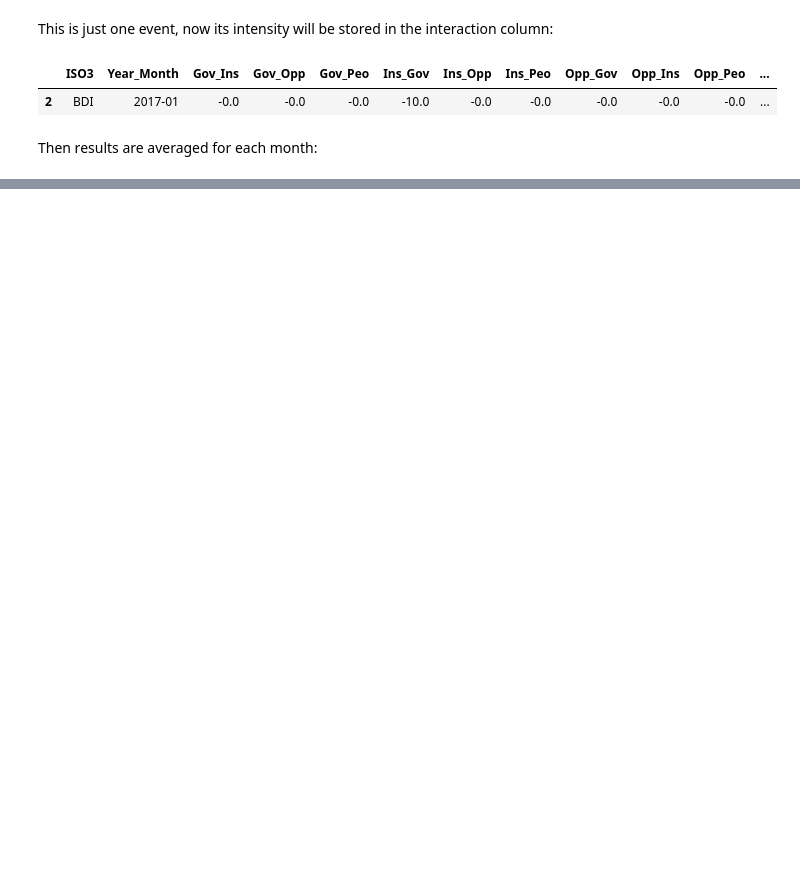
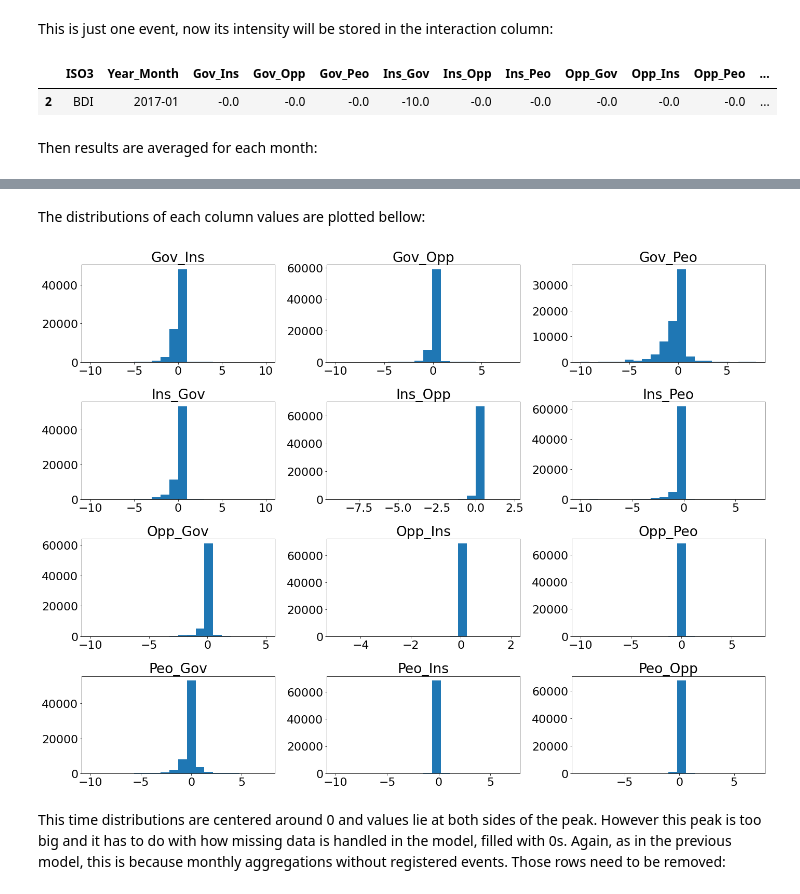
Before and after one commit to jorgerodpen/Civil-War-Forecast, a Jupyter notebook: Civil-Wars.ipynb, the cells around one changed output, grey strips where cells are left out. Drawn from its saved outputs; the diff is of its cells as text; code cells hidden in the pictures; blank space fills up the shorter version.

```diff
--- a/Civil-Wars.ipynb
+++ b/Civil-Wars.ipynb
@@ -418,5 +412,5 @@ ytrain_score = rf.oob_decision_function_
 # %%
-classes = rf.classes_
+classes = rf1.classes_
 for i in range(0,len(classes)):
     print(classes[i],':',roc_auc_score(ytrain_cleaned==classes[i], ytrain_score[:,i]))
 # %% [output]
@@ -427,7 +421,7 @@ for i in range(0,len(classes)):
 # %% [markdown]
 Due to the imbalance of the data (cases are almost always "000"), it is not surprising that the model works well for those classes (AUC score over 0.9). The model also works well at predicting ongoingness of the conflict ("001"), with a high AUC score (over 0.9). For ending civil wars ("010") the AUC score is also relatively high, being better that a random classifier (with an AUC of 0.5). The same case applies when predicting starting civil wars ("100").
 # %%
-ypred = rf.predict_proba(Xtest)
+ypred = rf1.predict_proba(Xtest)
 # %%
 for i in range(0,len(classes)):
     print(classes[i],':',roc_auc_score(ytest==classes[i], ypred[:,i]))
@@ -441,7 +435,7 @@ Testing set's results are very consistent with the out of bag predictions, sugge
 
 One last thing to do with this model is to check if the predictors that appeared with the t-tests and the PCA are relevant to our model:
 # %%
-importance = rf.feature_importances_
+importance = rf1.feature_importances_
 importance_list = []
 
 for i in range(0,len(cols)):
@@ -489,0 +487,4 @@ The model is generated using the <code>mean_intensity</code>
+# %%
+mean_intensity = pd.read_csv("mean_intensity_model.csv", converters = {"CW_plus1" : str})
+mean_intensity = mean_intensity.drop("Unnamed: 0", axis = 1)
+mean_intensity["Year_Month"] = pd.to_datetime(mean_intensity["Year_Month"]).dt.to_period('M')
@@ -489,0 +501,13 @@ The model is generated using the <code>mean_intensity</code>
+# %% [markdown]
+The distributions of each column values are plotted bellow:
+# %%
+fig, axes = plt.subplots(ncols = 3, nrows = 4, figsize = (20,15))
+for i in range(0, 4):
+    for j in range(0,3):
+        axes[i,j].hist(mean_intensity[cols_loop[i][j]], bins = 20)
+        axes[i,j].set_title(cols_loop[i][j])
+fig.tight_layout()
+# %% [output]
+[figure, added]
+# %% [markdown]
+This time distributions are centered around 0 and values lie at both sides of the peak. However this peak is too big and it has to do with how missing data is handled in the model, filled with 0s. Again, as in the previous model, this is because monthly aggregations without registered events. Those rows need to be removed:
```
Also changed, not shown: parts of 80 cells of this notebook, 2 other files.
